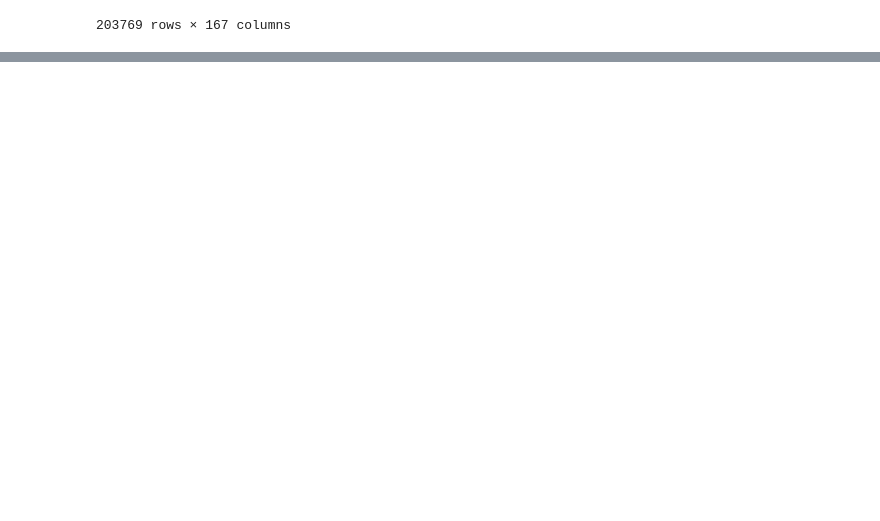
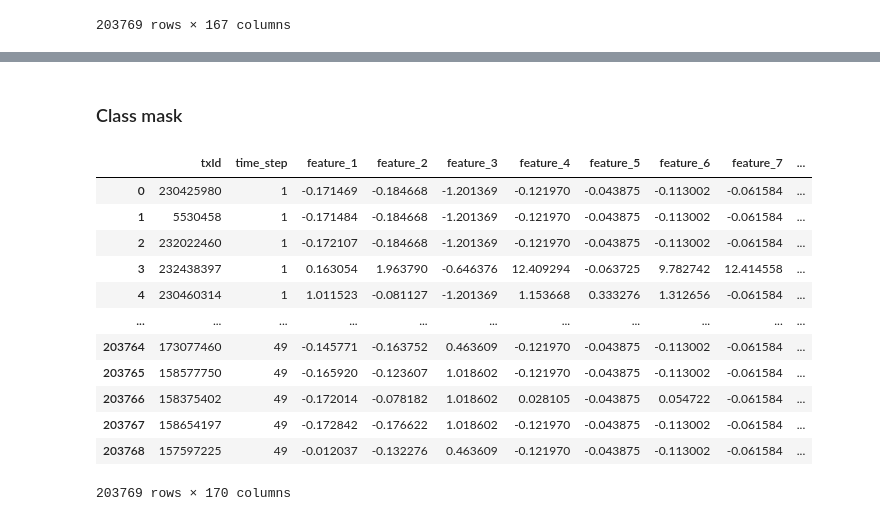
Before and after one commit to MrWlobo/Bitcoin_Transaction_ML, a Jupyter notebook: main.ipynb, the cells around one changed output, grey strips where cells are left out. Saved outputs shown, nothing was run; the diff lists cells and outputs as text; code cells hidden in the pictures; blank space fills up the shorter version.

Commit message:
Merged dfs and created class mask.

```diff
--- a/main.ipynb
+++ b/main.ipynb
@@ -76,0 +81,4 @@ df_features
+# %%
+df_features.columns = ["txId", "time_step"] + [f"feature_{i}" for i in range(1, len(df_features.columns) - 1)]
+df = pd.merge(df_features, df_classes, on="txId")
+df
@@ -76,0 +99,21 @@ df_features
+# %% [markdown]
+### Class mask
+# %%
+df["label"] = df["class"].map({"1": 1, "2": 0, "unknown": -1})
+df["labeled_mask"] = df["label"] != -1
+
+df
+# %% [output]
+|  | txId | time_step | feature_1 | feature_2 | feature_3 | feature_4 | feature_5 | feature_6 | feature_7 | ... |
+| 0 | 230425980 | 1 | -0.171469 | -0.184668 | -1.201369 | -0.121970 | -0.043875 | -0.113002 | -0.061584 | ... |
+| 1 | 5530458 | 1 | -0.171484 | -0.184668 | -1.201369 | -0.121970 | -0.043875 | -0.113002 | -0.061584 | ... |
+| 2 | 232022460 | 1 | -0.172107 | -0.184668 | -1.201369 | -0.121970 | -0.043875 | -0.113002 | -0.061584 | ... |
+| 3 | 232438397 | 1 | 0.163054 | 1.963790 | -0.646376 | 12.409294 | -0.063725 | 9.782742 | 12.414558 | ... |
+| 4 | 230460314 | 1 | 1.011523 | -0.081127 | -1.201369 | 1.153668 | 0.333276 | 1.312656 | -0.061584 | ... |
+| ... | ... | ... | ... | ... | ... | ... | ... | ... | ... | ... |
+| 203764 | 173077460 | 49 | -0.145771 | -0.163752 | 0.463609 | -0.121970 | -0.043875 | -0.113002 | -0.061584 | ... |
+| 203765 | 158577750 | 49 | -0.165920 | -0.123607 | 1.018602 | -0.121970 | -0.043875 | -0.113002 | -0.061584 | ... |
+| 203766 | 158375402 | 49 | -0.172014 | -0.078182 | 1.018602 | 0.028105 | -0.043875 | 0.054722 | -0.061584 | ... |
+| 203767 | 158654197 | 49 | -0.172842 | -0.176622 | 1.018602 | -0.121970 | -0.043875 | -0.113002 | -0.061584 | ... |
+| 203768 | 157597225 | 49 | -0.012037 | -0.132276 | 0.463609 | -0.121970 | -0.043875 | -0.113002 | -0.061584 | ... |
+203769 rows × 170 columns
```
Also changed, not shown: parts of 3 cells of this notebook.
